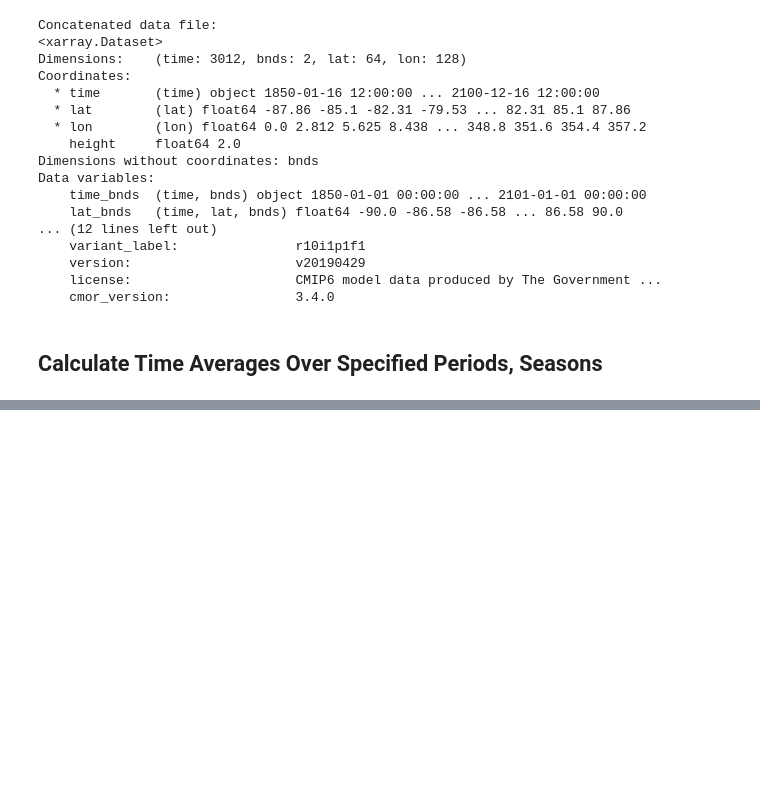
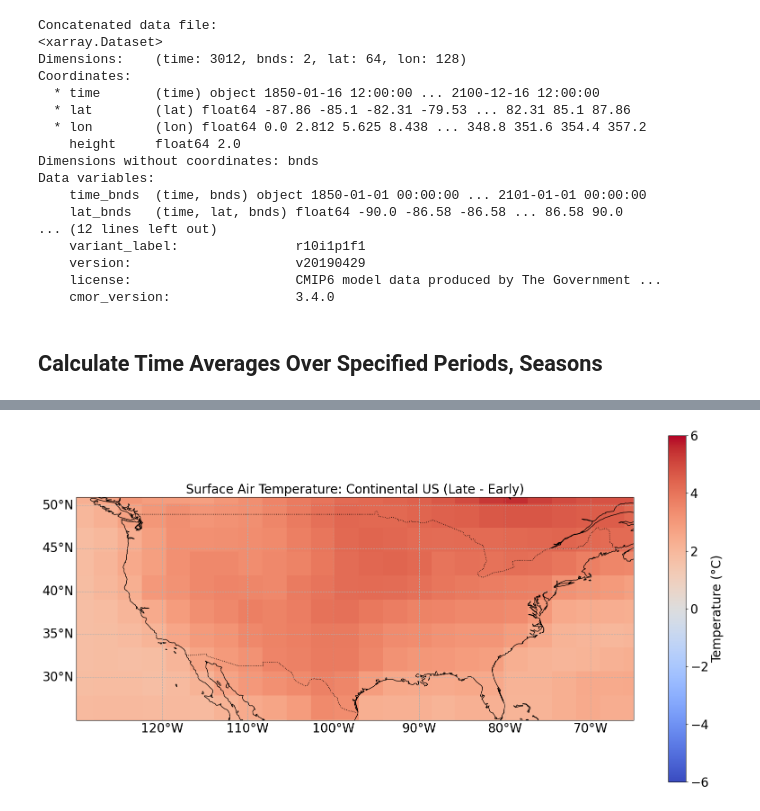
Before and after one commit to tommats00/Map-Plots, a Jupyter notebook: 2. Mean-State and Seasonal Difference Plots.ipynb, the cells around one changed output, grey strips where cells are left out. Cells and saved outputs as stored; diff of their text form; code cells hidden in the pictures; blank space fills up the shorter version.

```diff
--- a/2. Mean-State and Seasonal Difference Plots.ipynb
+++ b/2. Mean-State and Seasonal Difference Plots.ipynb
@@ -184,4 +185,4 @@ data_late = data.sel(time=slice(str(per_late[0])+"-01-01", str(per_late[1])+"-12
 # %%
 # Calculate time averages
-data_early_mn = data_early.mean(dim="time")
-data_late_mn = data_late.mean(dim="time")
+data_early_annmn = data_early.mean(dim="time")
+data_late_annmn = data_late.mean(dim="time")
@@ -187,0 +257,36 @@ data_late_mn = data_late.mean(dim="time")
+# %%
+##### PLOT 1: Annual average
+
+# Define object containing PlateCarree projection
+map = ccrs.PlateCarree()
+
+# Create figure/axis objects, use the map object to specify associated projection
+fig, ax = plt.subplots(figsize=(20, 10), subplot_kw={"projection": map})
+# Plot temperature data on the axes using the coolwarm colormap
+plot = ax.pcolormesh(data_late_annmn.lon, data_late_annmn.lat, data_late_annmn.tas - data_early_annmn.tas,
+                     transform=map, cmap="coolwarm", vmin=-6, vmax=6)
+
+# Set spatial extent of plot
+ax.set_extent([230, 295, 25, 51], crs=ccrs.PlateCarree())
+
+# Add colorbar and label it
+cbar = plt.colorbar(plot, ax=ax)
+cbar.set_label("Temperature (°C)", fontsize=20)
+cbar.ax.tick_params(labelsize=20)
+# Add coastline/border lines
+ax.add_feature(cfeature.COASTLINE)
+ax.add_feature(cfeature.BORDERS, linestyle=":")
+# Add grid lines
+gl = ax.gridlines(draw_labels=True, linestyle="--")
+gl.top_labels = False
+gl.right_labels = False
+
+# Set font size for x, y-axis labels
+gl.xlabel_style = {'size': 20}
+gl.ylabel_style = {'size': 20}
+
+# Add title, show plot
+ax.set_title("Surface Air Temperature: Continental US (Late - Early)", fontsize= 20)
+plt.show()
+# %% [output]
+[figure, added]
```
Also changed, not shown: parts of 13 cells of this notebook.
